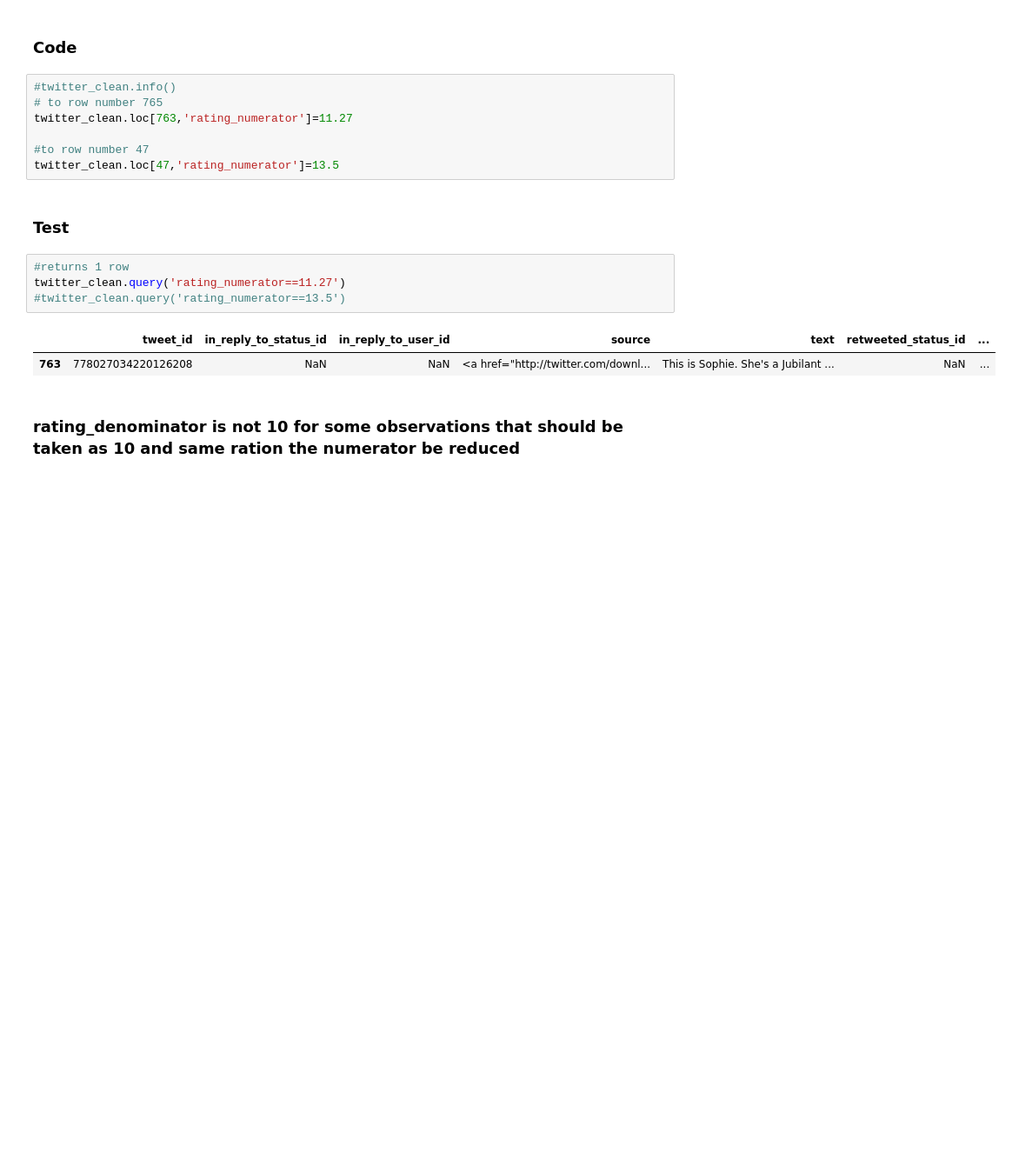
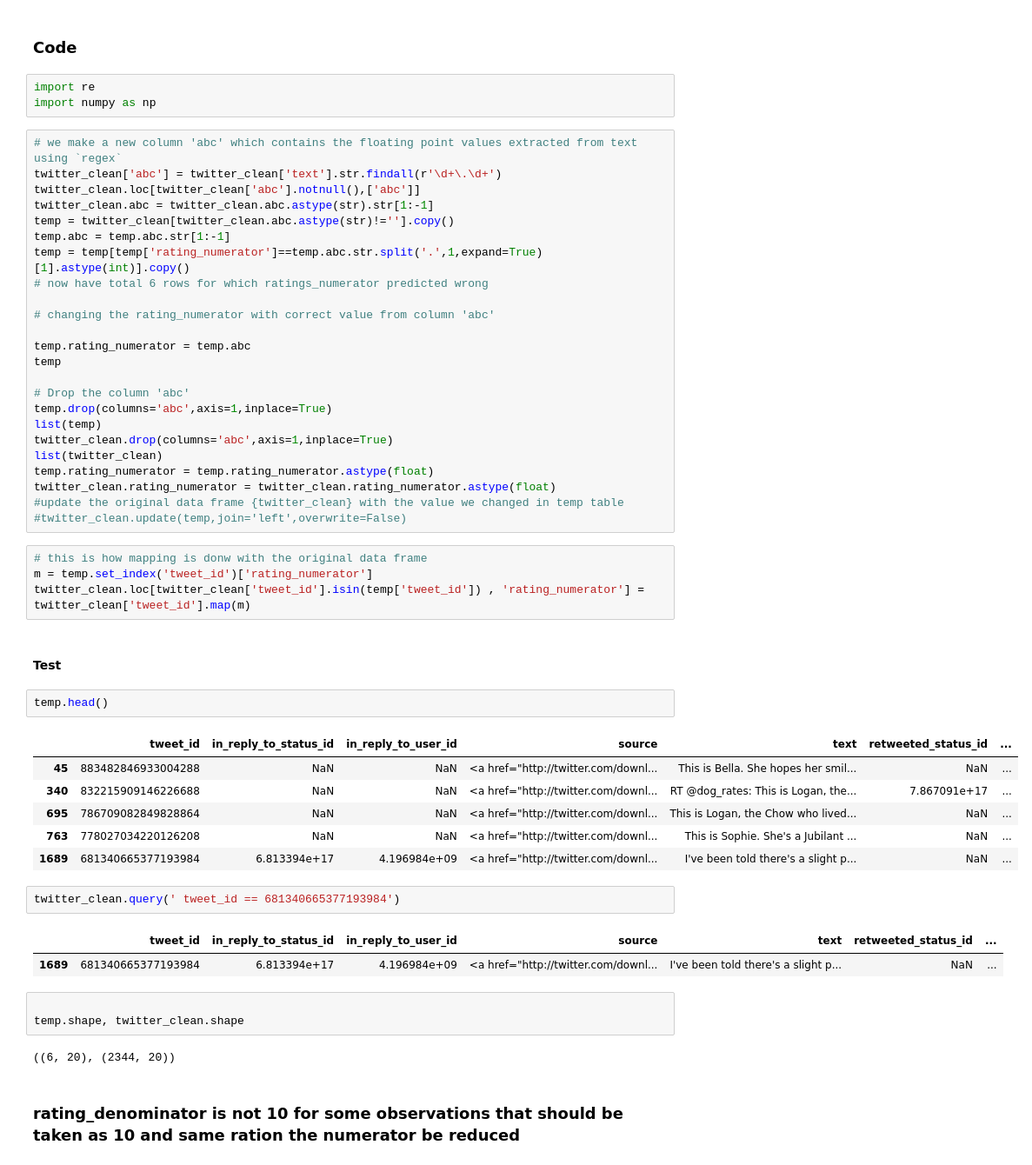
Before and after one commit to sauravgupta2800/Data-Wrangling-Twitter-Project, a Jupyter notebook: wrangle_act.ipynb, the cells around one changed output. Shown at 87% size. Cells and saved outputs as stored; diff of their text form; blank space fills up the shorter version.

```diff
--- a/wrangle_act.ipynb
+++ b/wrangle_act.ipynb
@@ -740,21 +766,57 @@ we need to replace/update the particular value
 # %% [markdown]
 ### Code
-# %%
-#twitter_clean.info()
-# to row number 765
-twitter_clean.loc[763,'rating_numerator']=11.27
-
-#to row number 47
-twitter_clean.loc[47,'rating_numerator']=13.5
+# %%
+import re
+import numpy as np
+# %%
+# we make a new column 'abc' which contains the floating point values extracted from text using `regex`
+twitter_clean['abc'] = twitter_clean['text'].str.findall(r'\d+\.\d+')
+twitter_clean.loc[twitter_clean['abc'].notnull(),['abc']]
+twitter_clean.abc = twitter_clean.abc.astype(str).str[1:-1]
+temp = twitter_clean[twitter_clean.abc.astype(str)!=''].copy()
+temp.abc = temp.abc.str[1:-1]
+temp = temp[temp['rating_numerator']==temp.abc.str.split('.',1,expand=True)[1].astype(int)].copy()
+# now have total 6 rows for which ratings_numerator predicted wrong
+
+# changing the rating_numerator with correct value from column 'abc'
+
+temp.rating_numerator = temp.abc
+temp
+
+# Drop the column 'abc'
+temp.drop(columns='abc',axis=1,inplace=True)
+list(temp)
+twitter_clean.drop(columns='abc',axis=1,inplace=True)
+list(twitter_clean)
+temp.rating_numerator = temp.rating_numerator.astype(float)
+twitter_clean.rating_numerator = twitter_clean.rating_numerator.astype(float)
+#update the original data frame {twitter_clean} with the value we changed in temp table
+#twitter_clean.update(temp,join='left',overwrite=False)
+# %%
+# this is how mapping is donw with the original data frame
+m = temp.set_index('tweet_id')['rating_numerator']
+twitter_clean.loc[twitter_clean['tweet_id'].isin(temp['tweet_id']) , 'rating_numerator'] = twitter_clean['tweet_id'].map(m)
 # %% [markdown]
-### Test
+#### Test
-# %%
-#returns 1 row
-twitter_clean.query('rating_numerator==11.27')
-#twitter_clean.query('rating_numerator==13.5')
-# %% [output]
-|  | tweet_id | in_reply_to_status_id | in_reply_to_user_id | source | text | retweeted_status_id | ... |
-| 763 | 778027034220126208 | NaN | NaN | <a href="http://twitter.com/downl... | This is Sophie. She's a Jubilant ... | NaN | ... |
+# %%
+temp.head()
+# %% [output]
+|  | tweet_id | in_reply_to_status_id | in_reply_to_user_id | source | text | retweeted_status_id | ... |
+| 45 | 883482846933004288 | NaN | NaN | <a href="http://twitter.com/downl... | This is Bella. She hopes her smil... | NaN | ... |
+| 340 | 832215909146226688 | NaN | NaN | <a href="http://twitter.com/downl... | RT @dog_rates: This is Logan, the... | 7.867091e+17 | ... |
+| 695 | 786709082849828864 | NaN | NaN | <a href="http://twitter.com/downl... | This is Logan, the Chow who lived... | NaN | ... |
+| 763 | 778027034220126208 | NaN | NaN | <a href="http://twitter.com/downl... | This is Sophie. She's a Jubilant ... | NaN | ... |
+| 1689 | 681340665377193984 | 6.813394e+17 | 4.196984e+09 | <a href="http://twitter.com/downl... | I've been told there's a slight p... | NaN | ... |
+# %%
+twitter_clean.query(' tweet_id == 681340665377193984')
+# %% [output]
+|  | tweet_id | in_reply_to_status_id | in_reply_to_user_id | source | text | retweeted_status_id | ... |
+| 1689 | 681340665377193984 | 6.813394e+17 | 4.196984e+09 | <a href="http://twitter.com/downl... | I've been told there's a slight p... | NaN | ... |
+# %%
+
+temp.shape, twitter_clean.shape
+# %% [output]
+((6, 20), (2344, 20))
 # %% [markdown]
 ### rating_denominator is not 10 for some observations that should be taken as 10 and same ration the numerator be reduced
 # %% [markdown]
```
Also changed, not shown: parts of 59 cells of this notebook, 2 other files.
